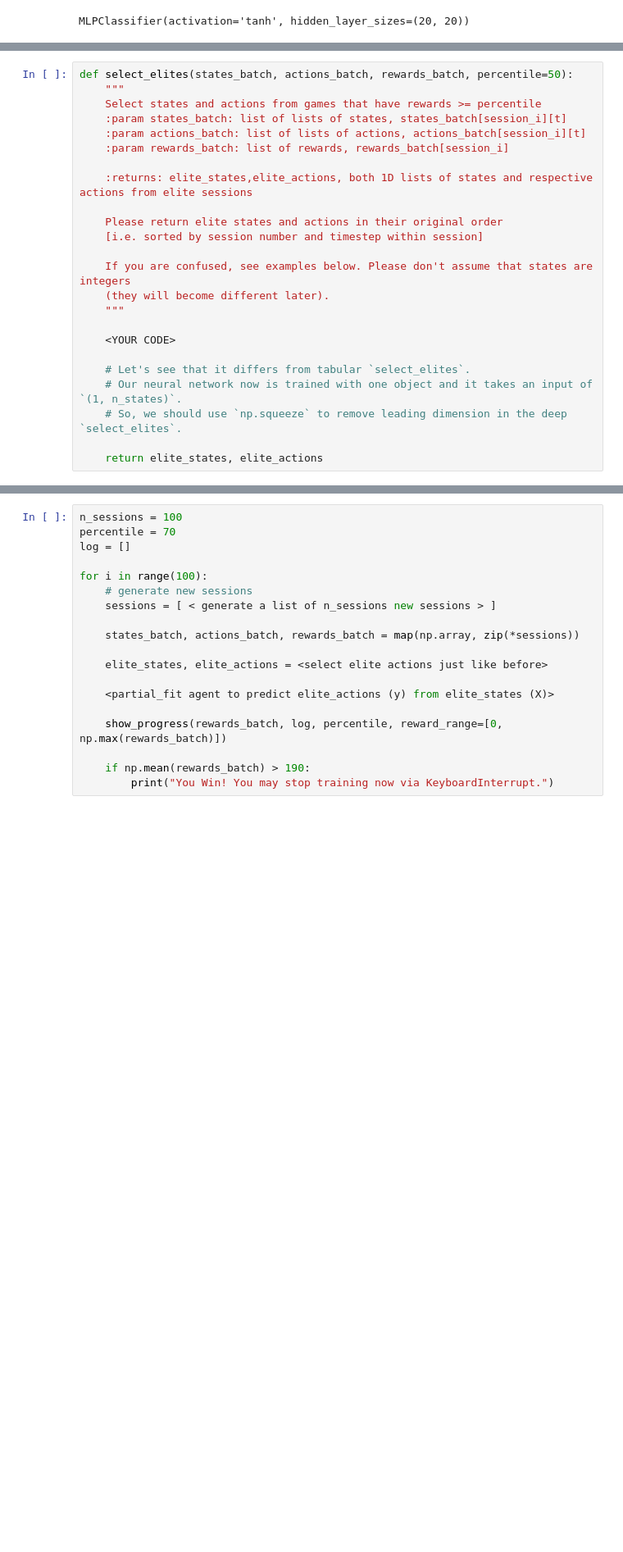
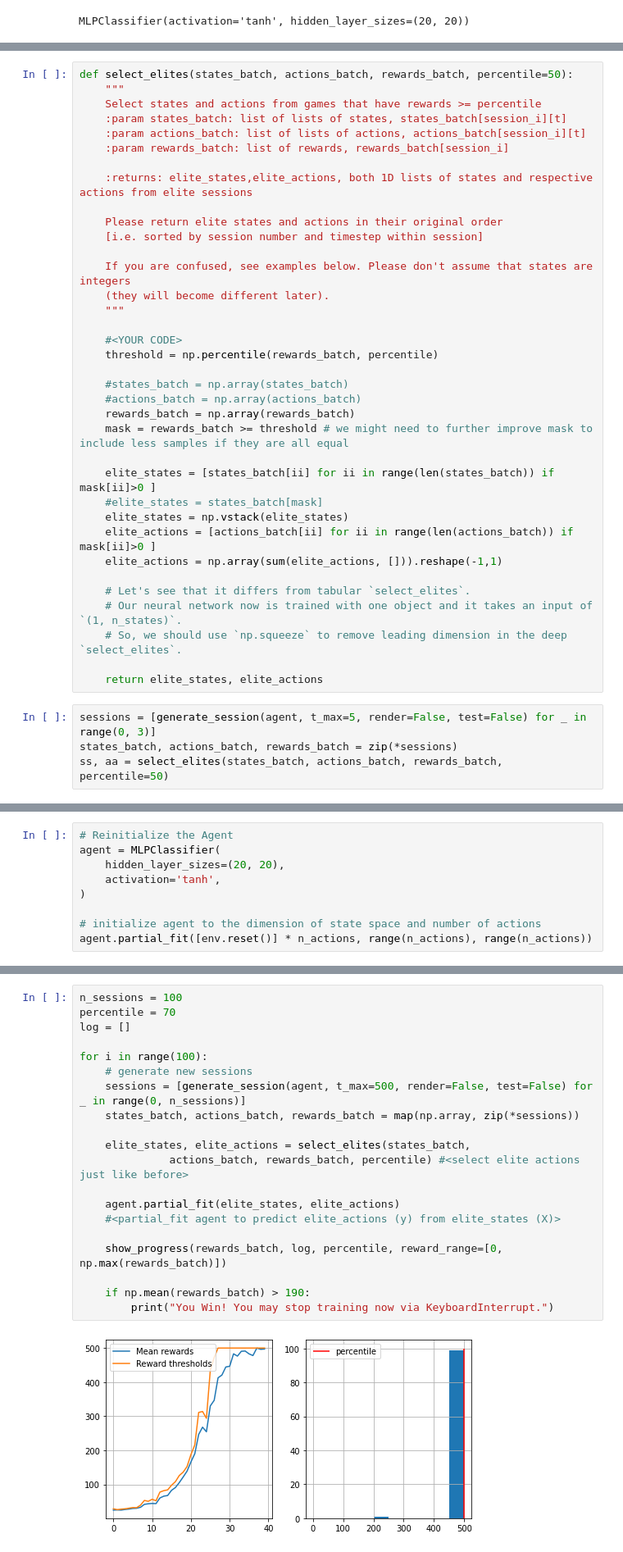
Before and after one commit to AlexGrig/practical-rl, a Jupyter notebook: hw-1-deep-crossentropy-method/hw-1-deep-crossentropy-method.ipynb, the cells around one changed output, grey strips where cells are left out. Shown: that part at 82% size. Saved outputs shown, nothing was run; the diff lists cells and outputs as text; blank space fills up the shorter version.

```diff
--- a/hw-1-deep-crossentropy-method/hw-1-deep-crossentropy-method.ipynb
+++ b/hw-1-deep-crossentropy-method/hw-1-deep-crossentropy-method.ipynb
@@ -157,10 +183,26 @@ def select_elites(states_batch, actions_batch, rewards_batch, percentile=50):
     (they will become different later).
     """
 
-    <YOUR CODE>
+    #<YOUR CODE>
+    threshold = np.percentile(rewards_batch, percentile)
+
+    #states_batch = np.array(states_batch)
+    #actions_batch = np.array(actions_batch)
+    rewards_batch = np.array(rewards_batch)
+    mask = rewards_batch >= threshold # we might need to further improve mask to include less samples if they are all equal
+
+    elite_states = [states_batch[ii] for ii in range(len(states_batch)) if mask[ii]>0 ]
+    #elite_states = states_batch[mask]
+    elite_states = np.vstack(elite_states)
+    elite_actions = [actions_batch[ii] for ii in range(len(actions_batch)) if mask[ii]>0 ]
+    elite_actions = np.array(sum(elite_actions, [])).reshape(-1,1)
 
     # Let's see that it differs from tabular `select_elites`.
     # Our neural network now is trained with one object and it takes an input of `(1, n_states)`.
     # So, we should use `np.squeeze` to remove leading dimension in the deep `select_elites`.
 
     return elite_states, elite_actions
+# %%
+sessions = [generate_session(agent, t_max=5, render=False, test=False) for _ in range(0, 3)]
+states_batch, actions_batch, rewards_batch = zip(*sessions)
+ss, aa = select_elites(states_batch, actions_batch, rewards_batch, percentile=50)
@@ -197,3 +243,12 @@ def show_progress(rewards_batch, log, percentile, reward_range=[-990, +10]):
 
     clear_output(True)
     plt.show()
+# %%
+# Reinitialize the Agent
+agent = MLPClassifier(
+    hidden_layer_sizes=(20, 20),
+    activation='tanh',
+)
+
+# initialize agent to the dimension of state space and number of actions
+agent.partial_fit([env.reset()] * n_actions, range(n_actions), range(n_actions))
@@ -200,19 +257,22 @@ def show_progress(rewards_batch, log, percentile, reward_range=[-990, +10]):
 # %%
 n_sessions = 100
 percentile = 70
 log = []
 
 for i in range(100):
     # generate new sessions
-    sessions = [ < generate a list of n_sessions new sessions > ]
-
+    sessions = [generate_session(agent, t_max=500, render=False, test=False) for _ in range(0, n_sessions)]
     states_batch, actions_batch, rewards_batch = map(np.array, zip(*sessions))
 
-    elite_states, elite_actions = <select elite actions just like before>
+    elite_states, elite_actions = select_elites(states_batch,
+              actions_batch, rewards_batch, percentile) #<select elite actions just like before>
 
-    <partial_fit agent to predict elite_actions (y) from elite_states (X)>
+    agent.partial_fit(elite_states, elite_actions)
+    #<partial_fit agent to predict elite_actions (y) from elite_states (X)>
 
     show_progress(rewards_batch, log, percentile, reward_range=[0, np.max(rewards_batch)])
 
     if np.mean(rewards_batch) > 190:
         print("You Win! You may stop training now via KeyboardInterrupt.")
+# %% [output]
+[figure, added]
```
Also changed, not shown: parts of 13 cells of this notebook.
